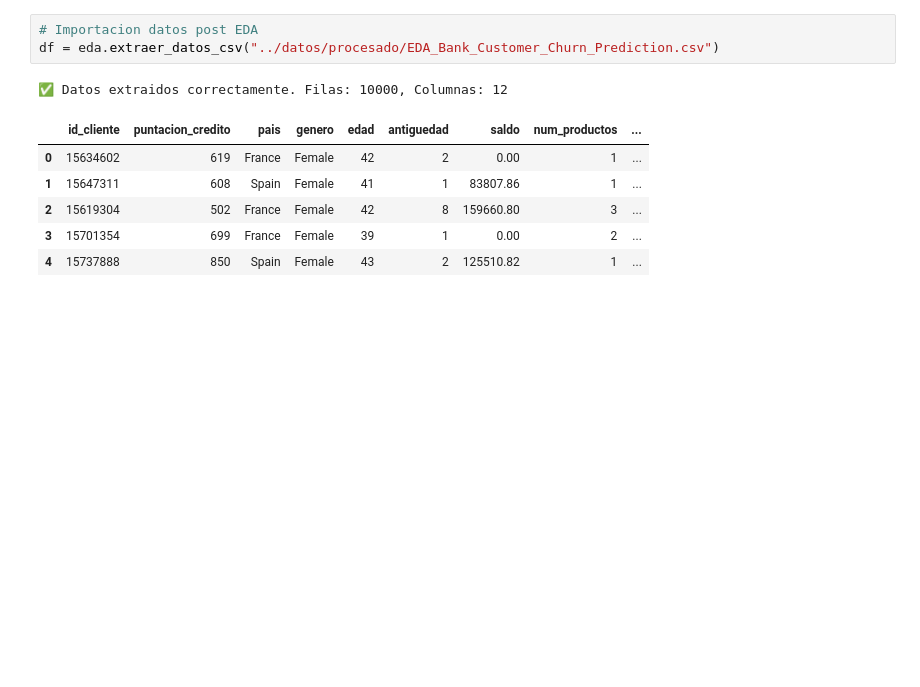
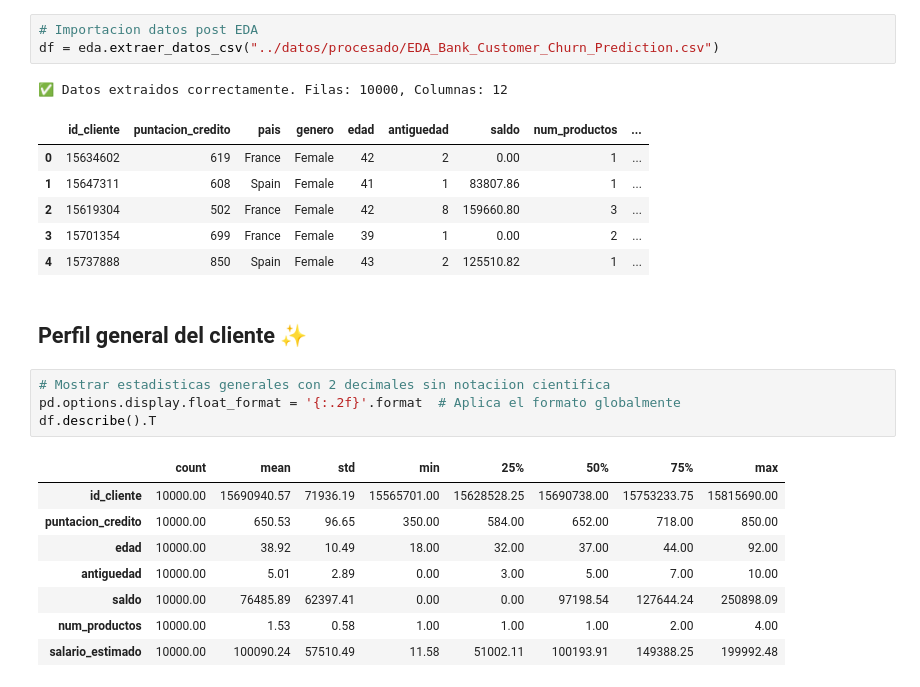
Before and after one commit to mpenacasares/Analisis_Abandono_Clientes, a Jupyter notebook: notebooks/02_analisis.ipynb, the cells around one changed output. Drawn from its saved outputs; the diff is of its cells as text; blank space fills up the shorter version.

```diff
--- a/notebooks/02_analisis.ipynb
+++ b/notebooks/02_analisis.ipynb
@@ -39,3 +40,18 @@ df = eda.extraer_datos_csv("../datos/procesado/EDA_Bank_Customer_Churn_Predictio
 | 2 | 15619304 | 502 | France | Female | 42 | 8 | 159660.80 | 3 | ... |
 | 3 | 15701354 | 699 | France | Female | 39 | 1 | 0.00 | 2 | ... |
 | 4 | 15737888 | 850 | Spain | Female | 43 | 2 | 125510.82 | 1 | ... |
+# %% [markdown]
+## Perfil general del cliente ✨
+# %%
+# Mostrar estadisticas generales con 2 decimales sin notaciion cientifica
+pd.options.display.float_format = '{:.2f}'.format  # Aplica el formato globalmente
+df.describe().T
+# %% [output]
+|  | count | mean | std | min | 25% | 50% | 75% | max |
+| id_cliente | 10000.00 | 15690940.57 | 71936.19 | 15565701.00 | 15628528.25 | 15690738.00 | 15753233.75 | 15815690.00 |
+| puntacion_credito | 10000.00 | 650.53 | 96.65 | 350.00 | 584.00 | 652.00 | 718.00 | 850.00 |
+| edad | 10000.00 | 38.92 | 10.49 | 18.00 | 32.00 | 37.00 | 44.00 | 92.00 |
+| antiguedad | 10000.00 | 5.01 | 2.89 | 0.00 | 3.00 | 5.00 | 7.00 | 10.00 |
+| saldo | 10000.00 | 76485.89 | 62397.41 | 0.00 | 0.00 | 97198.54 | 127644.24 | 250898.09 |
+| num_productos | 10000.00 | 1.53 | 0.58 | 1.00 | 1.00 | 1.00 | 2.00 | 4.00 |
+| salario_estimado | 10000.00 | 100090.24 | 57510.49 | 11.58 | 51002.11 | 100193.91 | 149388.25 | 199992.48 |
```
Also changed, not shown: parts of 3 cells of this notebook, 6 other files.
